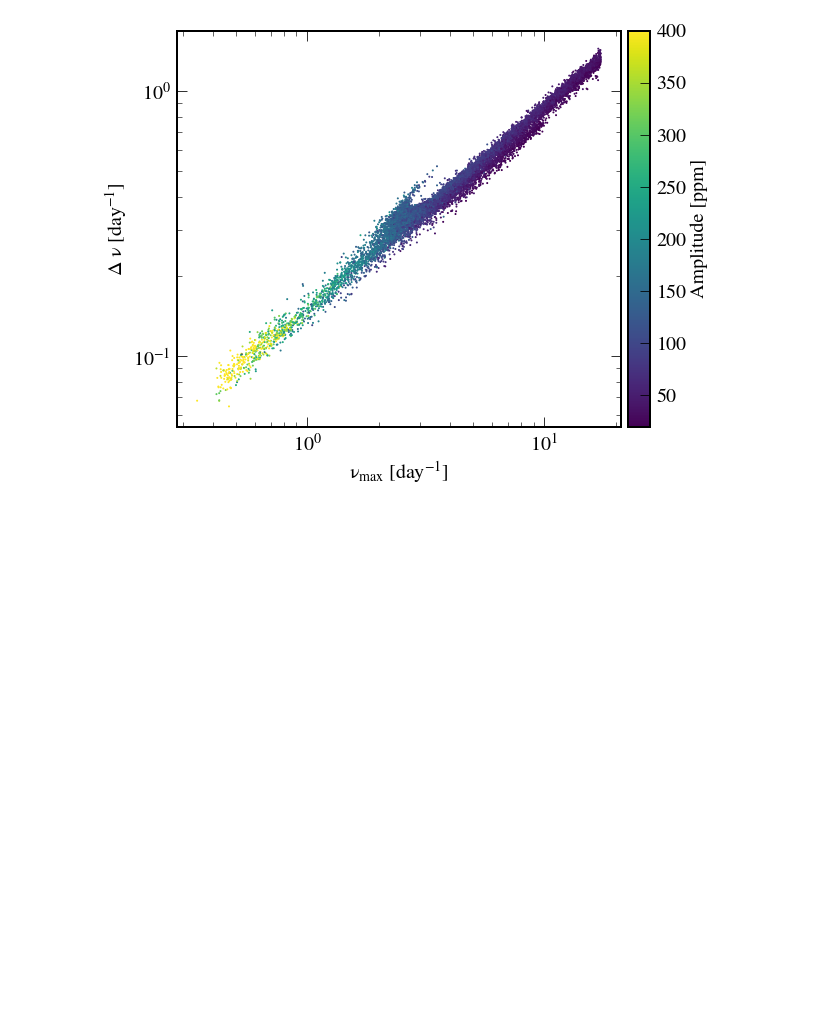
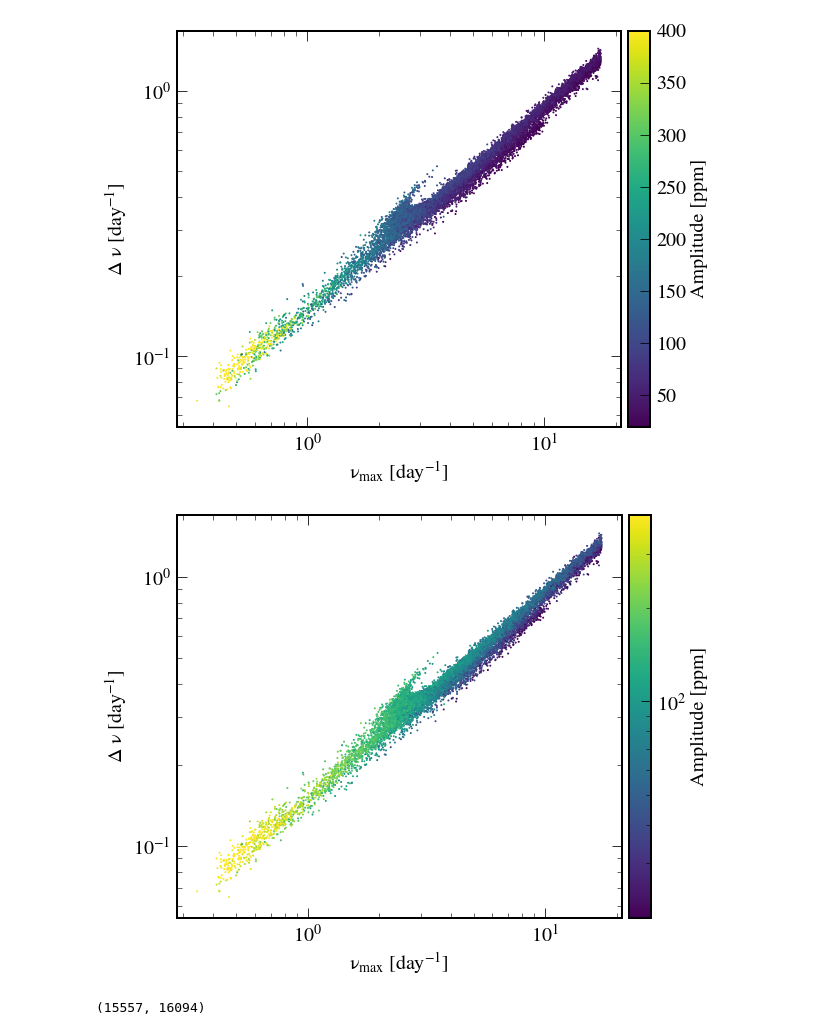
Before and after one commit to abonaca/tess_giants, a Jupyter notebook: notebooks/kepler_giants.ipynb, the cells around one changed output. Cells and saved outputs as stored; diff of their text form; code cells hidden in the pictures; blank space fills up the shorter version.

```diff
--- a/notebooks/kepler_giants.ipynb
+++ b/notebooks/kepler_giants.ipynb
@@ -129,19 +129,25 @@ plt.savefig('../plots/dnu_numax.png')
 # %%
 plt.figure(figsize=(9,7))
 
 im = plt.scatter(t['numax'].to(u.day**-1), t['Delnu'].to(u.day**-1), c=t['A'],
-                 s=1, vmin=20, vmax=400, cmap='viridis', norm=mpl.colors)
+                 s=1, vmin=20, vmax=400, cmap='viridis', norm=mpl.colors.LogNorm())
 
 plt.gca().set_xscale('log')
 plt.gca().set_yscale('log')
 plt.xlabel('$\\nu_{max}$ [day$^{-1}$]')
 plt.ylabel('$\Delta$ $\\nu$ [day$^{-1}$]')
 
 divider = make_axes_locatable(plt.gca())
 cax = divider.append_axes('right', size='5%', pad=0.1)
 cb = plt.colorbar(im, cax=cax) #, ticks=[20,50,100,200])
 plt.ylabel('Amplitude [ppm]')
 # cb.set_ticks([20,50,100,200])
 
 plt.tight_layout()
 plt.savefig('../plots/dnu_numax_log.png')
+# %% [output]
+[figure, added]
+# %%
+np.sum(np.isfinite(t['A'])), len(t)
+# %% [output]
+(15557, 16094)
```
Also changed, not shown: parts of 7 cells of this notebook.
